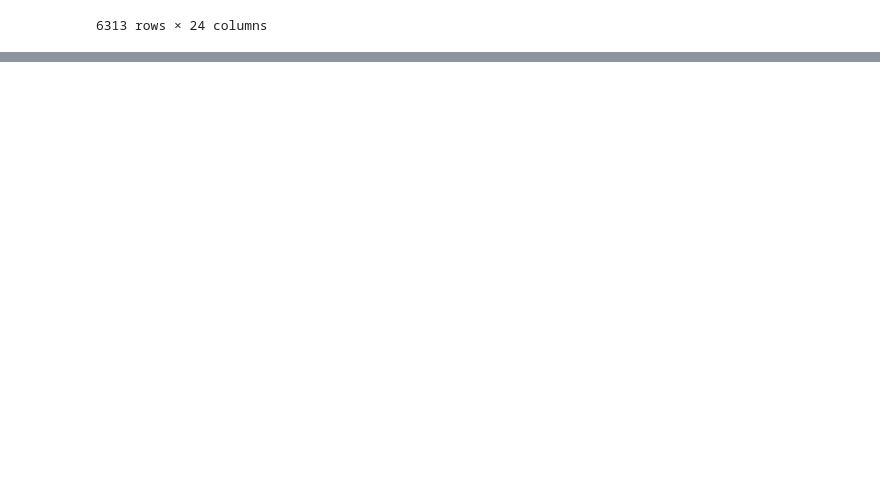
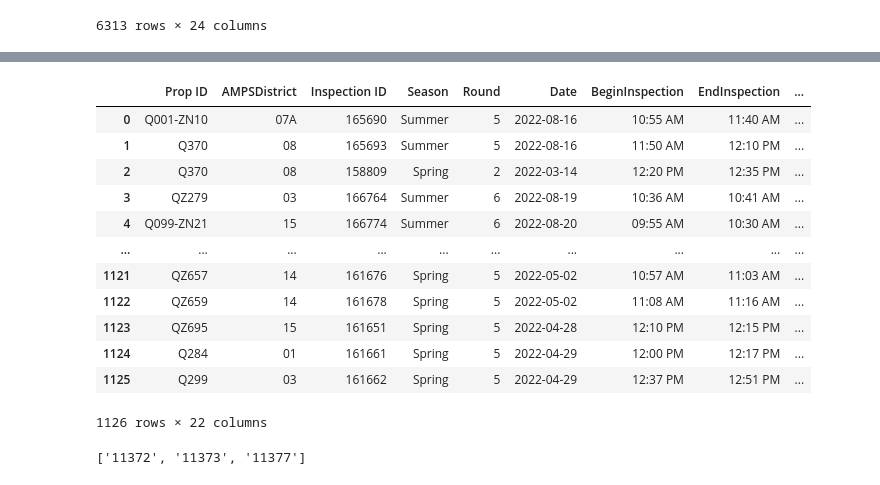
Before and after one commit to sajinashresthacoding/parks-grades, a Jupyter notebook: Worked-with-Maddy-Parks-grades-analysis.ipynb, the cells around one changed output, grey strips where cells are left out. Saved outputs shown, nothing was run; the diff lists cells and outputs as text; code cells hidden in the pictures; blank space fills up the shorter version.

```diff
--- a/Worked-with-Maddy-Parks-grades-analysis.ipynb
+++ b/Worked-with-Maddy-Parks-grades-analysis.ipynb
@@ -130,0 +148,23 @@ df_mp
+# %%
+##combined data
+df_q22_zp = df_q22.merge(df_mp[["Prop ID" , "ZipCode" , "Category"]], on = "Prop ID").copy()
+df_q22_zp
+# %% [output]
+|  | Prop ID | AMPSDistrict | Inspection ID | Season | Round | Date | BeginInspection | EndInspection | ... |
+| 0 | Q001-ZN10 | 07A | 165690 | Summer | 5 | 2022-08-16 | 10:55 AM | 11:40 AM | ... |
+| 1 | Q370 | 08 | 165693 | Summer | 5 | 2022-08-16 | 11:50 AM | 12:10 PM | ... |
+| 2 | Q370 | 08 | 158809 | Spring | 2 | 2022-03-14 | 12:20 PM | 12:35 PM | ... |
+| 3 | QZ279 | 03 | 166764 | Summer | 6 | 2022-08-19 | 10:36 AM | 10:41 AM | ... |
+| 4 | Q099-ZN21 | 15 | 166774 | Summer | 6 | 2022-08-20 | 09:55 AM | 10:30 AM | ... |
+| ... | ... | ... | ... | ... | ... | ... | ... | ... | ... |
+| 1121 | QZ657 | 14 | 161676 | Spring | 5 | 2022-05-02 | 10:57 AM | 11:03 AM | ... |
+| 1122 | QZ659 | 14 | 161678 | Spring | 5 | 2022-05-02 | 11:08 AM | 11:16 AM | ... |
+| 1123 | QZ695 | 15 | 161651 | Spring | 5 | 2022-04-28 | 12:10 PM | 12:15 PM | ... |
+| 1124 | Q284 | 01 | 161661 | Spring | 5 | 2022-04-29 | 12:00 PM | 12:17 PM | ... |
+| 1125 | Q299 | 03 | 161662 | Spring | 5 | 2022-04-29 | 12:37 PM | 12:51 PM | ... |
+1126 rows × 22 columns
+# %%
+q_zipcodes = ["11372", "11373", "11377"]
+q_zipcodes
+# %% [output]
+['11372', '11373', '11377']
```
Also changed, not shown: parts of 5 cells of this notebook.
